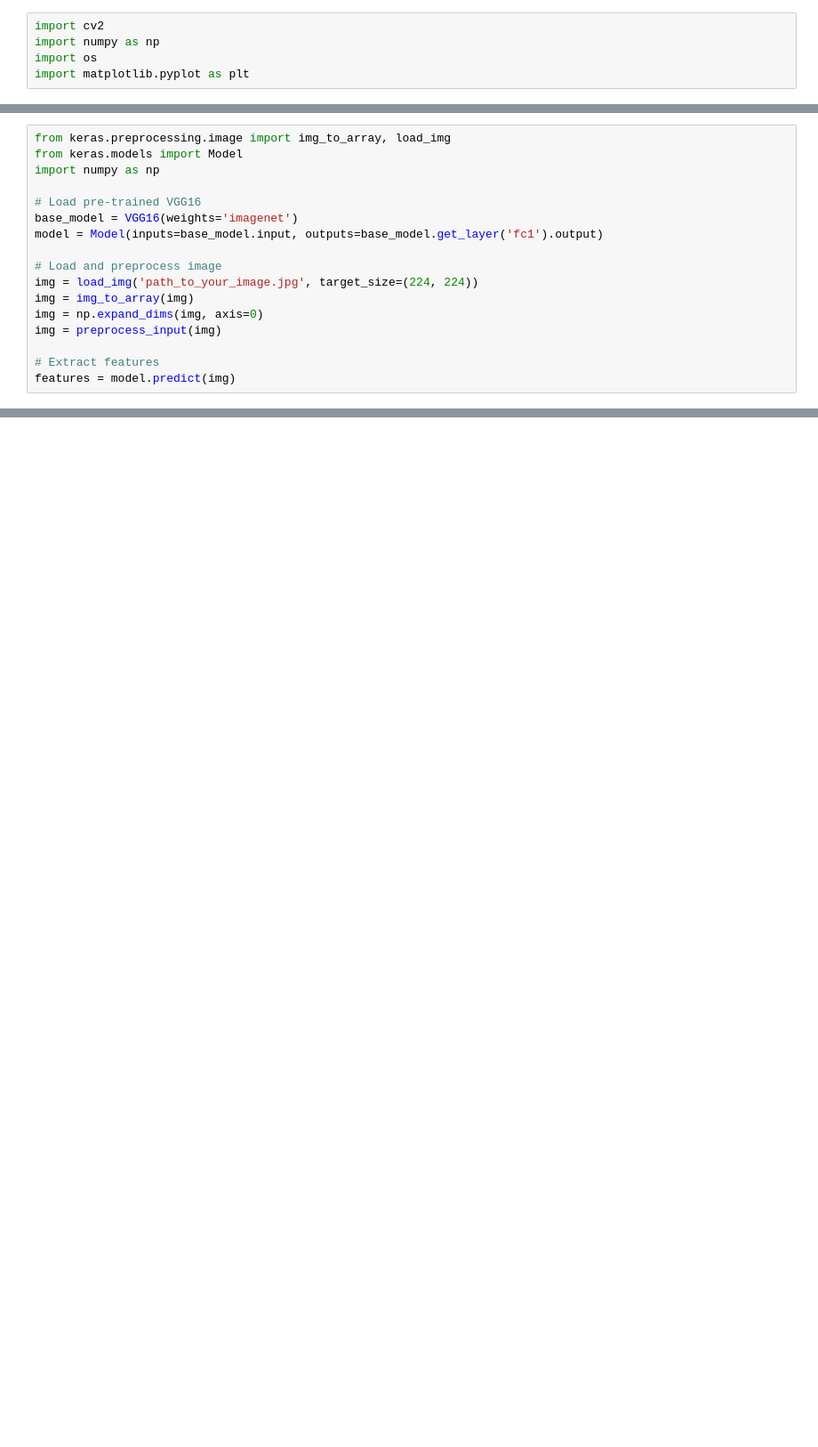
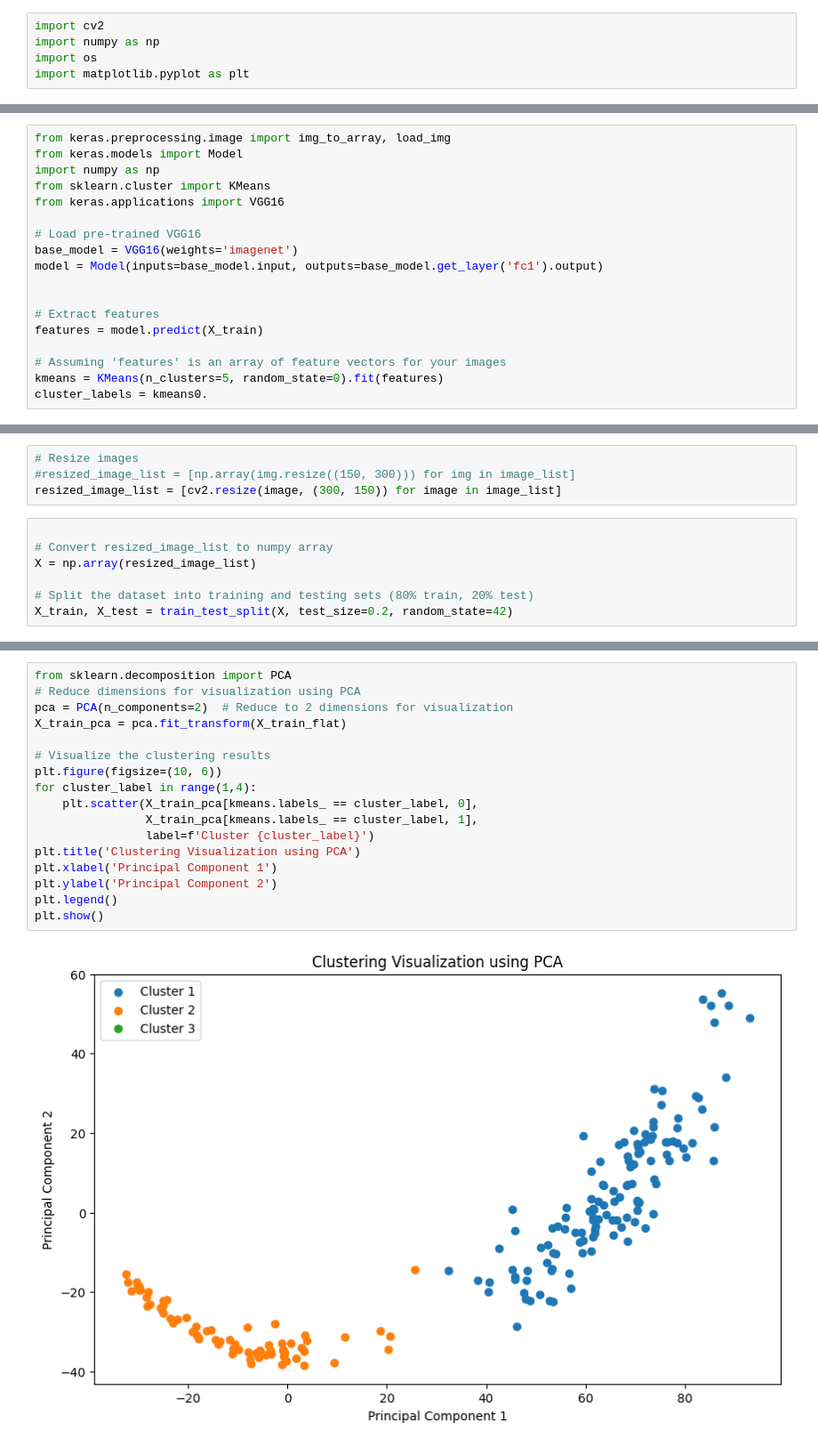
Before and after one commit to Aviost111/final_proj, a Jupyter notebook: cleaning.ipynb, the cells around one changed output, grey strips where cells are left out. Shown at 89% size. Saved outputs shown, nothing was run; the diff lists cells and outputs as text; blank space fills up the shorter version.

```diff
--- a/cleaning.ipynb
+++ b/cleaning.ipynb
@@ -188,16 +86,17 @@ model.summary()
 from keras.preprocessing.image import img_to_array, load_img
 from keras.models import Model
 import numpy as np
+from sklearn.cluster import KMeans
+from keras.applications import VGG16
 
 # Load pre-trained VGG16
 base_model = VGG16(weights='imagenet')
 model = Model(inputs=base_model.input, outputs=base_model.get_layer('fc1').output)
 
-# Load and preprocess image
-img = load_img('path_to_your_image.jpg', target_size=(224, 224))
-img = img_to_array(img)
-img = np.expand_dims(img, axis=0)
-img = preprocess_input(img)
 
 # Extract features
-features = model.predict(img)
+features = model.predict(X_train)
+
+# Assuming 'features' is an array of feature vectors for your images
+kmeans = KMeans(n_clusters=5, random_state=0).fit(features)
+cluster_labels = kmeans0.
@@ -209,0 +129,11 @@ cluster_labels = kmeans.labels_
+# %%
+# Resize images
+#resized_image_list = [np.array(img.resize((150, 300))) for img in image_list]
+resized_image_list = [cv2.resize(image, (300, 150)) for image in image_list]
+# %%
+
+# Convert resized_image_list to numpy array
+X = np.array(resized_image_list)
+
+# Split the dataset into training and testing sets (80% train, 20% test)
+X_train, X_test = train_test_split(X, test_size=0.2, random_state=42)
@@ -209,0 +178,19 @@ cluster_labels = kmeans.labels_
+# %%
+from sklearn.decomposition import PCA
+# Reduce dimensions for visualization using PCA
+pca = PCA(n_components=2)  # Reduce to 2 dimensions for visualization
+X_train_pca = pca.fit_transform(X_train_flat)
+
+# Visualize the clustering results
+plt.figure(figsize=(10, 6))
+for cluster_label in range(1,4):
+    plt.scatter(X_train_pca[kmeans.labels_ == cluster_label, 0],
+                X_train_pca[kmeans.labels_ == cluster_label, 1],
+                label=f'Cluster {cluster_label}')
+plt.title('Clustering Visualization using PCA')
+plt.xlabel('Principal Component 1')
+plt.ylabel('Principal Component 2')
+plt.legend()
+plt.show()
+# %% [output]
+[figure, added]
```
Also changed, not shown: parts of 18 cells of this notebook, 1 other file.
